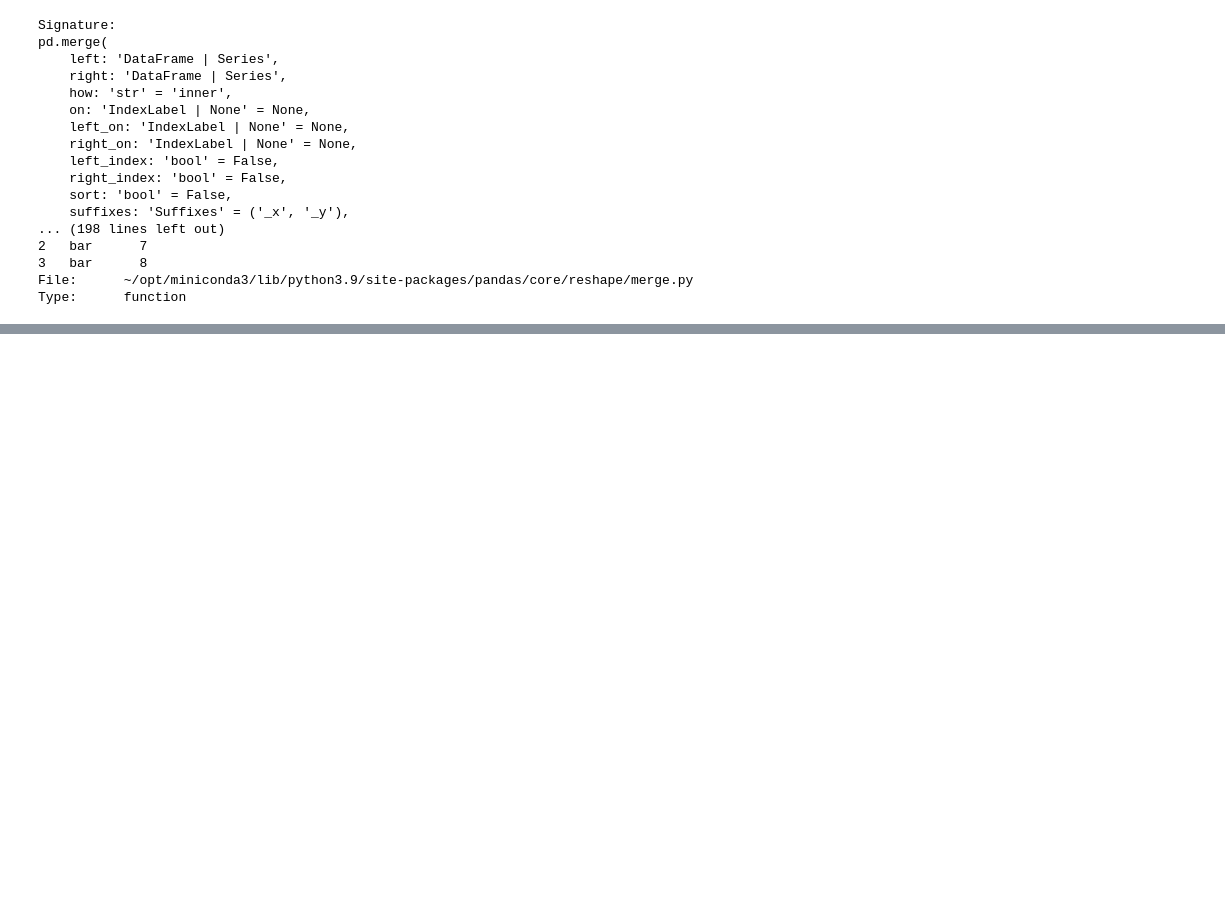
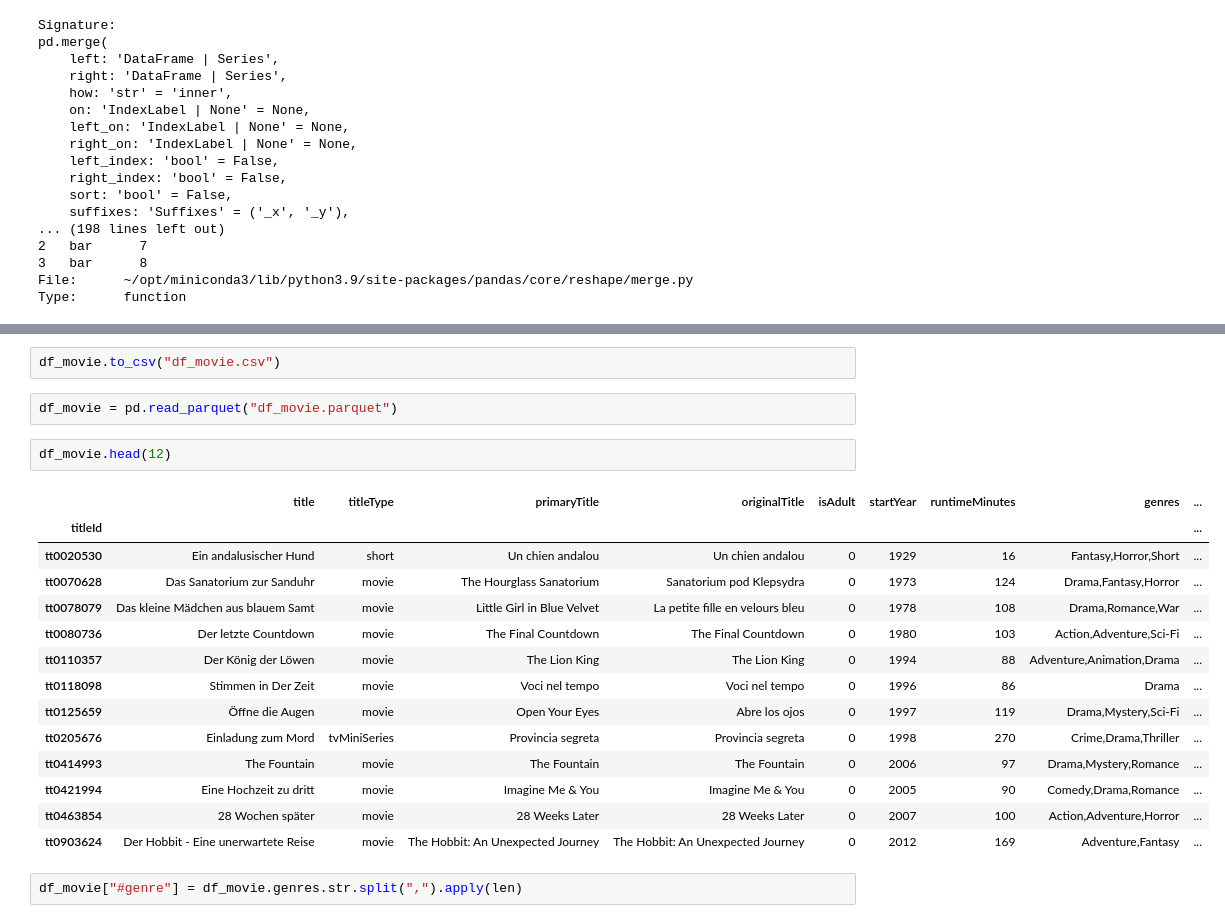
Before and after one commit to ExxetaMAydinbas/data-science-mit-python, a Jupyter notebook: Kursmaterial/bonus/analyze_imdb.ipynb, the cells around one changed output, grey strips where cells are left out. Cells and saved outputs as stored; diff of their text form; blank space fills up the shorter version.

```diff
--- a/Kursmaterial/bonus/analyze_imdb.ipynb
+++ b/Kursmaterial/bonus/analyze_imdb.ipynb
@@ -114,0 +384,23 @@ array(['imdbDisplay', 'alternative', 'festival', '\\N', 'dvd', 'tv',
+# %%
+df_movie.to_csv("df_movie.csv")
+# %%
+df_movie = pd.read_parquet("df_movie.parquet")
+# %%
+df_movie.head(12)
+# %% [output]
+|  | title | titleType | primaryTitle | originalTitle | isAdult | startYear | runtimeMinutes | genres | ... |
+| titleId |  |  |  |  |  |  |  |  | ... |
+| tt0020530 | Ein andalusischer Hund | short | Un chien andalou | Un chien andalou | 0 | 1929 | 16 | Fantasy,Horror,Short | ... |
+| tt0070628 | Das Sanatorium zur Sanduhr | movie | The Hourglass Sanatorium | Sanatorium pod Klepsydra | 0 | 1973 | 124 | Drama,Fantasy,Horror | ... |
+| tt0078079 | Das kleine Mädchen aus blauem Samt | movie | Little Girl in Blue Velvet | La petite fille en velours bleu | 0 | 1978 | 108 | Drama,Romance,War | ... |
+| tt0080736 | Der letzte Countdown | movie | The Final Countdown | The Final Countdown | 0 | 1980 | 103 | Action,Adventure,Sci-Fi | ... |
+| tt0110357 | Der König der Löwen | movie | The Lion King | The Lion King | 0 | 1994 | 88 | Adventure,Animation,Drama | ... |
+| tt0118098 | Stimmen in Der Zeit | movie | Voci nel tempo | Voci nel tempo | 0 | 1996 | 86 | Drama | ... |
+| tt0125659 | Öffne die Augen | movie | Open Your Eyes | Abre los ojos | 0 | 1997 | 119 | Drama,Mystery,Sci-Fi | ... |
+| tt0205676 | Einladung zum Mord | tvMiniSeries | Provincia segreta | Provincia segreta | 0 | 1998 | 270 | Crime,Drama,Thriller | ... |
+| tt0414993 | The Fountain | movie | The Fountain | The Fountain | 0 | 2006 | 97 | Drama,Mystery,Romance | ... |
+| tt0421994 | Eine Hochzeit zu dritt | movie | Imagine Me & You | Imagine Me & You | 0 | 2005 | 90 | Comedy,Drama,Romance | ... |
+| tt0463854 | 28 Wochen später | movie | 28 Weeks Later | 28 Weeks Later | 0 | 2007 | 100 | Action,Adventure,Horror | ... |
+| tt0903624 | Der Hobbit - Eine unerwartete Reise | movie | The Hobbit: An Unexpected Journey | The Hobbit: An Unexpected Journey | 0 | 2012 | 169 | Adventure,Fantasy | ... |
+# %%
+df_movie["#genre"] = df_movie.genres.str.split(",").apply(len)
```
Also changed, not shown: parts of 56 cells of this notebook, 2 other files.
